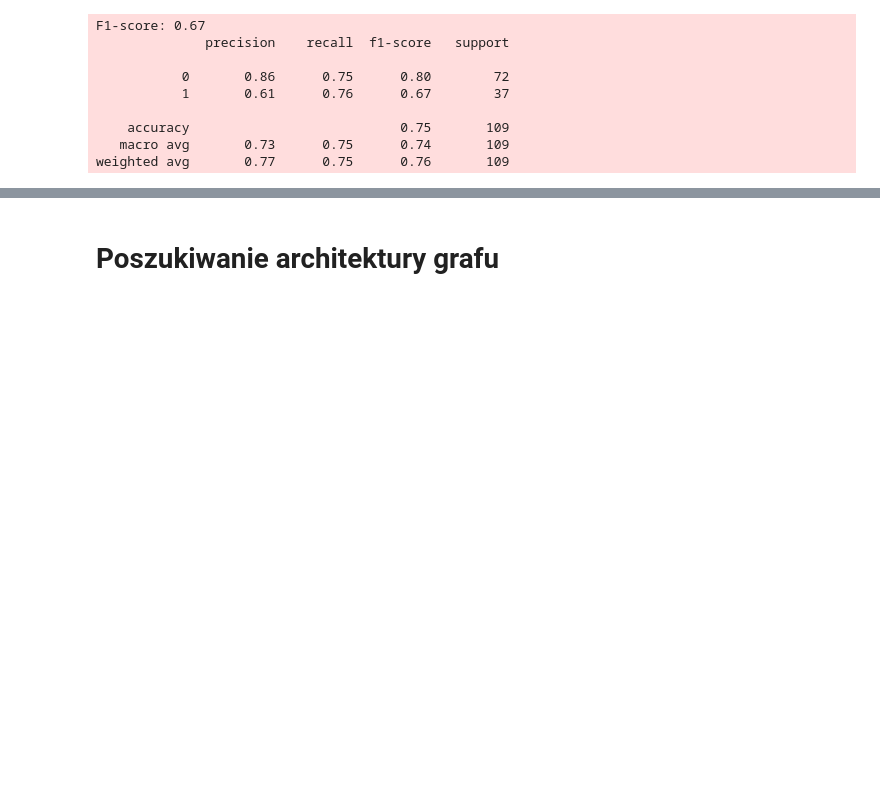
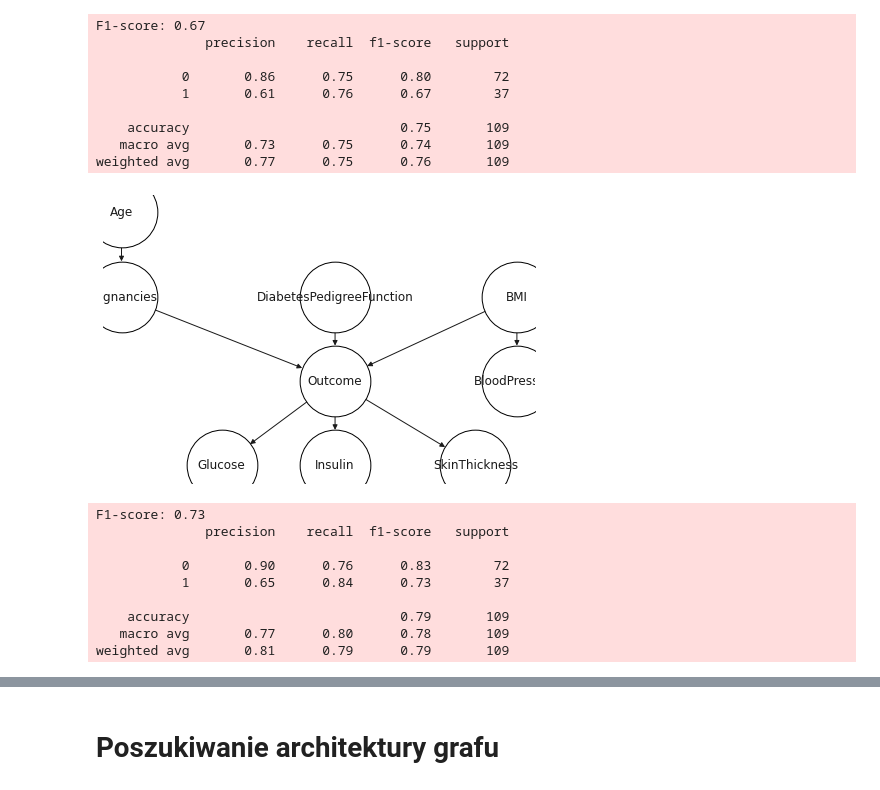
Before and after one commit to Stashq/p01-czwartek-11-Straburzynski-Raczy, a Jupyter notebook: PGM.ipynb, the cells around one changed output, grey strips where cells are left out. Cells and saved outputs as stored; diff of their text form; code cells hidden in the pictures; blank space fills up the shorter version.

```diff
--- a/PGM.ipynb
+++ b/PGM.ipynb
@@ -103,5 +103,35 @@ F1-score: 0.67
     accuracy                           0.75       109
    macro avg       0.73      0.75      0.74       109
 weighted avg       0.77      0.75      0.76       109
+# %%
+bn = BayesianModel([
+    ("Age", "Pregnancies"),
+    ("BMI", "BloodPressure"),
+    ("BMI", "Outcome"),
+    ("Pregnancies", "Outcome"),
+    ("DiabetesPedigreeFunction", "Outcome"),
+    ("Outcome", "Glucose"),
+    ("Outcome", "Insulin"),
+    ("Outcome", "SkinThickness"),
+])
+bn.fit(train)
+draw(bn)
+y_pred = bn.predict(test.drop(columns="Outcome"))
+f1 = get_f1_score(
+    y_true=test["Outcome"],
+    y_pred=y_pred,
+    verbose=2
+)
+# %% [output]
+[figure, added]
+F1-score: 0.73
+              precision    recall  f1-score   support
+
+           0       0.90      0.76      0.83        72
+           1       0.65      0.84      0.73        37
+
+    accuracy                           0.79       109
+   macro avg       0.77      0.80      0.78       109
+weighted avg       0.81      0.79      0.79       109
 # %%
 bn = BayesianModel([
```
Also changed, not shown: parts of 12 cells of this notebook, 1 other file.
